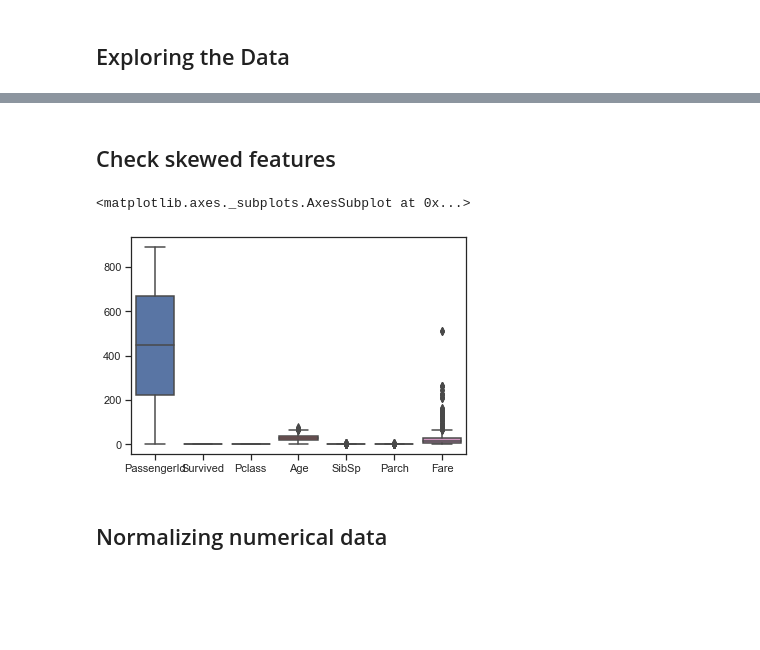
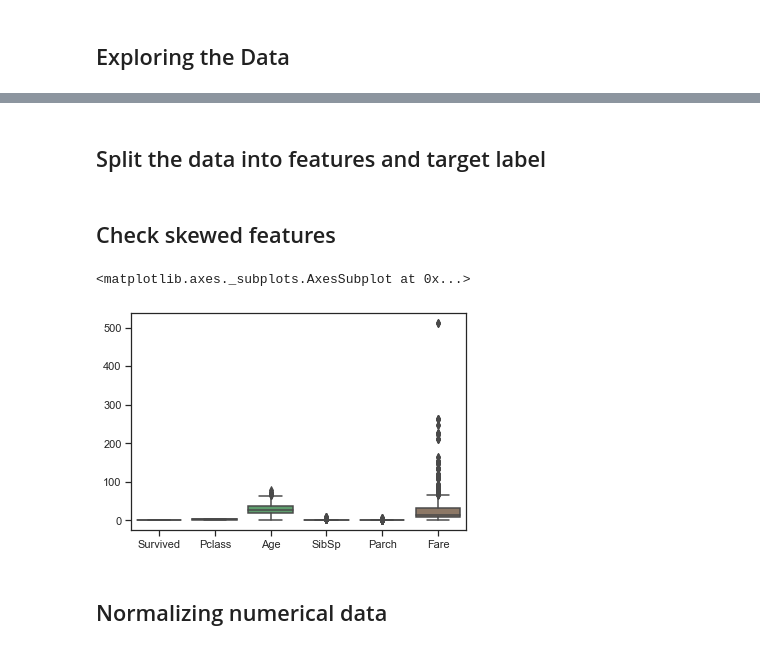
Before and after one commit to kimcrab/compare-supervised-ml-algorithms, a Jupyter notebook: compare-supervised-algorithms.ipynb, the cells around one changed output, grey strips where cells are left out. Drawn from its saved outputs; the diff is of its cells as text; code cells hidden in the pictures; blank space fills up the shorter version.

Commit message:
<feat>: transform skewed features
transforming fare data since it's skewed continuous feature

```diff
--- a/compare-supervised-algorithms.ipynb
+++ b/compare-supervised-algorithms.ipynb
@@ -33,15 +33,19 @@ Total number of records: 891, features: 12
 | 7 | 8 | 0 | 3 | Palsson, Master. Gosta Leonard | male | 2.0 | 3 | 1 | 349909 | 21.0750 | ... |
 | 8 | 9 | 1 | 3 | Johnson, Mrs. Oscar W (Elisabeth ... | female | 27.0 | 0 | 2 | 347742 | 11.1333 | ... |
 | 9 | 10 | 1 | 2 | Nasser, Mrs. Nicholas (Adele Achem) | female | 14.0 | 1 | 0 | 237736 | 30.0708 | ... |
+# %% [markdown]
+## Split the data into features and target label
+# %%
+target_label = data['Survived']
+features_raw = data.drop('Survived', axis = 1)
+#delete unnassary data
+features_raw = data.drop('PassengerId', axis = 1)
 # %% [markdown]
 ## Check skewed features
-# %%
-# Split the data into features and target label
-target_label = data['Survived']
-features_raw = data.drop('Survived', axis = 1)
-
-sns.set(style="ticks")
-sns.boxplot(data=data[data.select_dtypes([np.number]).columns])
-# %% [output]
-<matplotlib.axes._subplots.AxesSubplot at 0x...>
-[figure, removed]
+# %%
+numerical = features_raw.select_dtypes([np.number]).columns
+sns.set(style="ticks")
+sns.boxplot(data=features_raw[numerical])
+# %% [output]
+<matplotlib.axes._subplots.AxesSubplot at 0x...>
+[figure, added]
```
Also changed, not shown: parts of 2 cells of this notebook.
